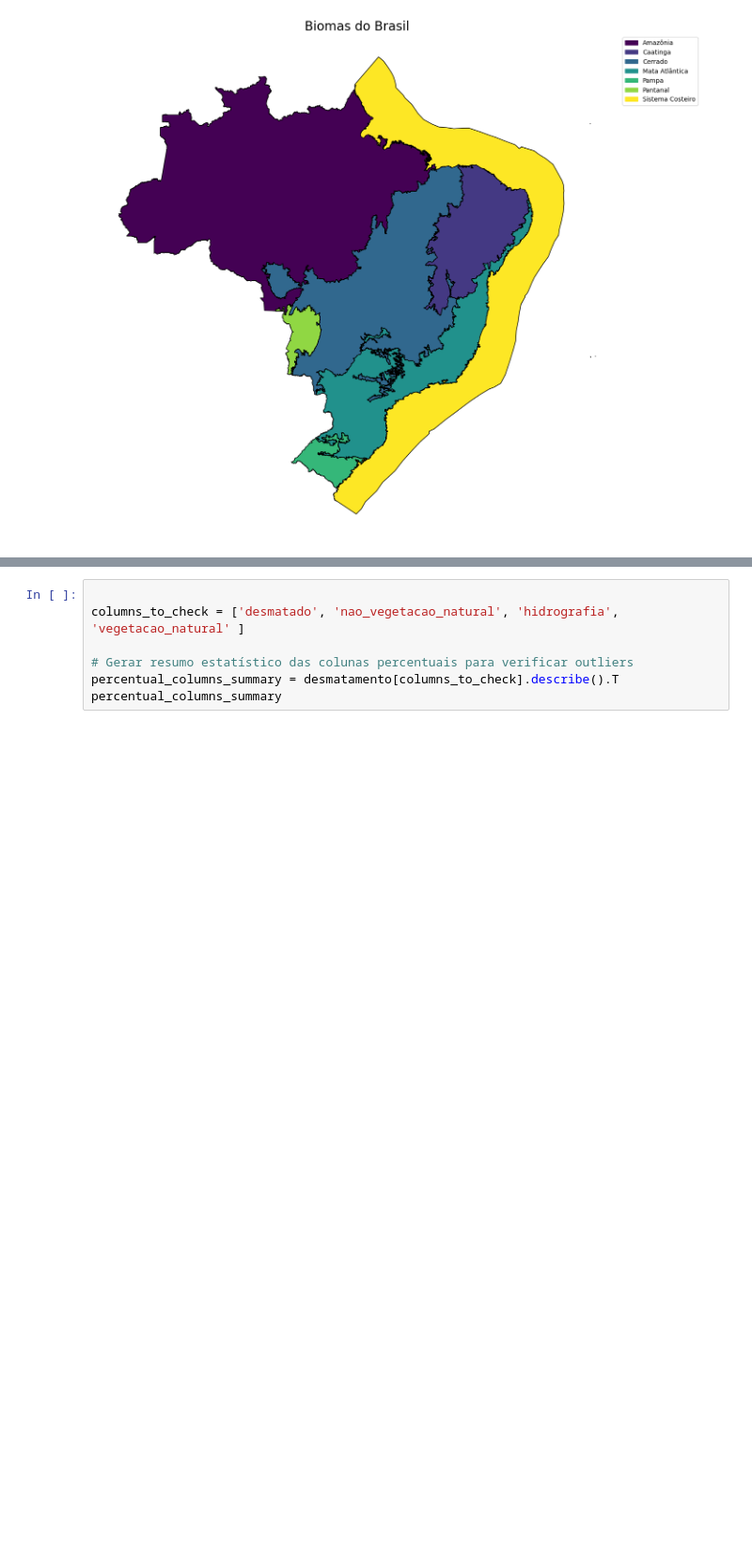
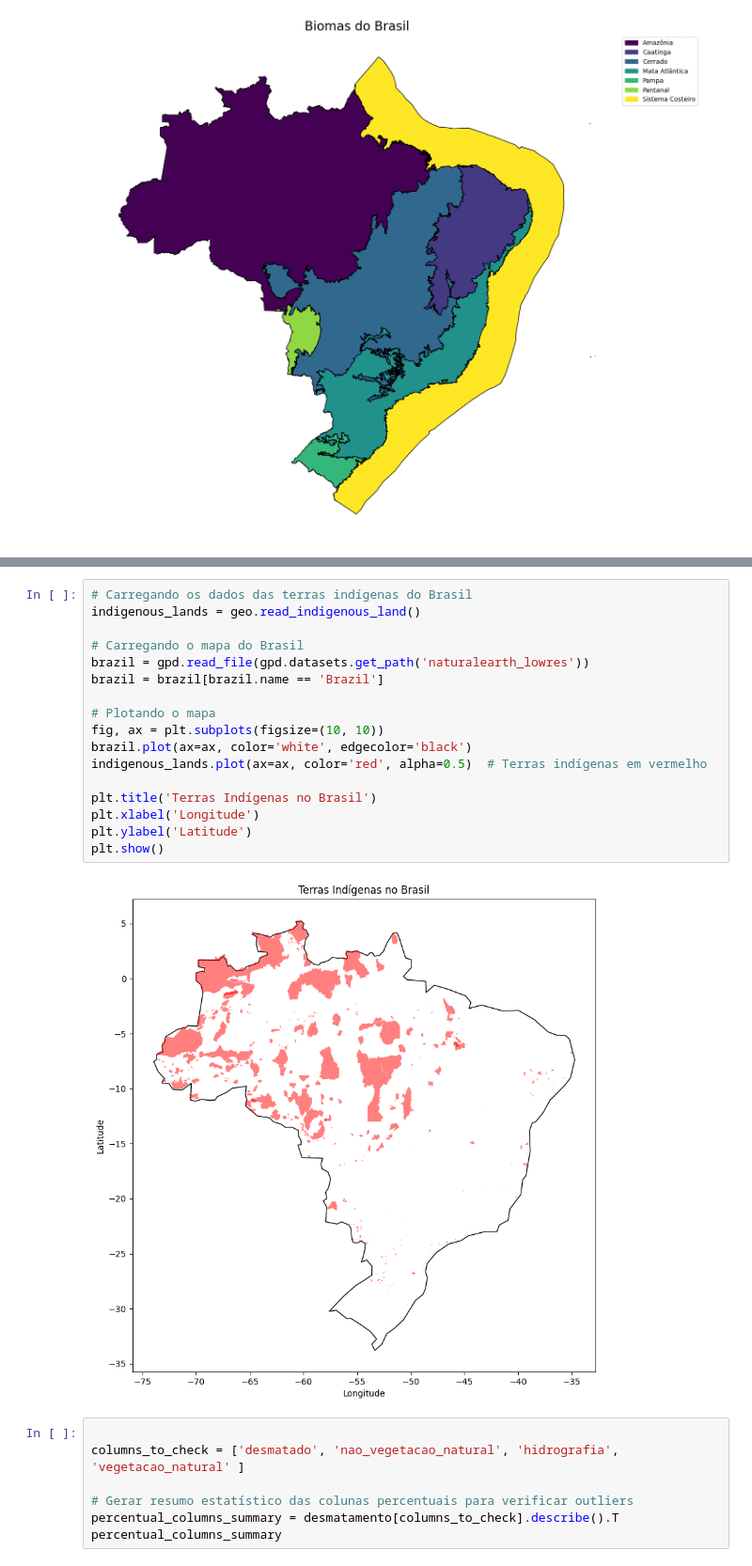
Before and after one commit to aldemaas/dados_desmatamento, a Jupyter notebook: relatorio.ipynb, the cells around one changed output, grey strips where cells are left out. Shown at 94% size. Saved outputs shown, nothing was run; the diff lists cells and outputs as text; blank space fills up the shorter version.

```diff
--- a/relatorio.ipynb
+++ b/relatorio.ipynb
@@ -68,3 +99,22 @@ ax.axis("off")
+# %%
+# Carregando os dados das terras indígenas do Brasil
+indigenous_lands = geo.read_indigenous_land()
+
+# Carregando o mapa do Brasil
+brazil = gpd.read_file(gpd.datasets.get_path('naturalearth_lowres'))
+brazil = brazil[brazil.name == 'Brazil']
+
+# Plotando o mapa
+fig, ax = plt.subplots(figsize=(10, 10))
+brazil.plot(ax=ax, color='white', edgecolor='black')
+indigenous_lands.plot(ax=ax, color='red', alpha=0.5)  # Terras indígenas em vermelho
+
+plt.title('Terras Indígenas no Brasil')
+plt.xlabel('Longitude')
+plt.ylabel('Latitude')
+plt.show()
+# %% [output]
+[figure, added]
 # %%
 
 columns_to_check = ['desmatado', 'nao_vegetacao_natural', 'hidrografia', 'vegetacao_natural' ]
```
Also changed, not shown: parts of 5 cells of this notebook.
